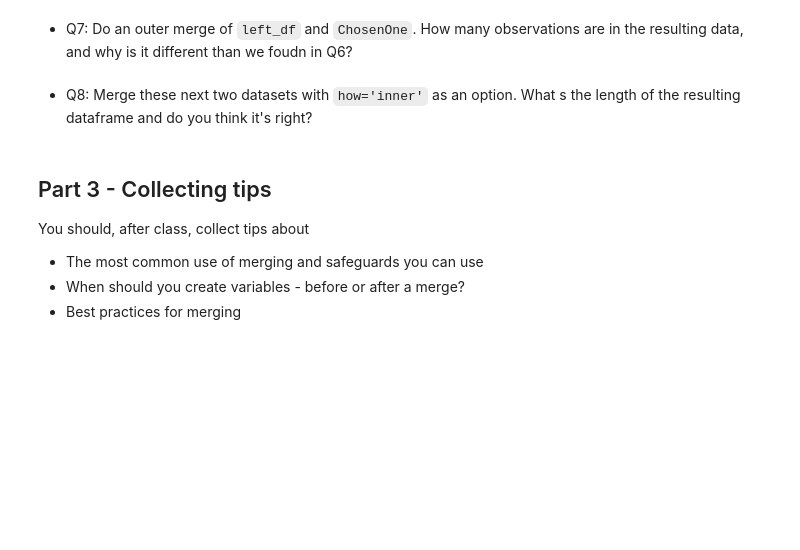
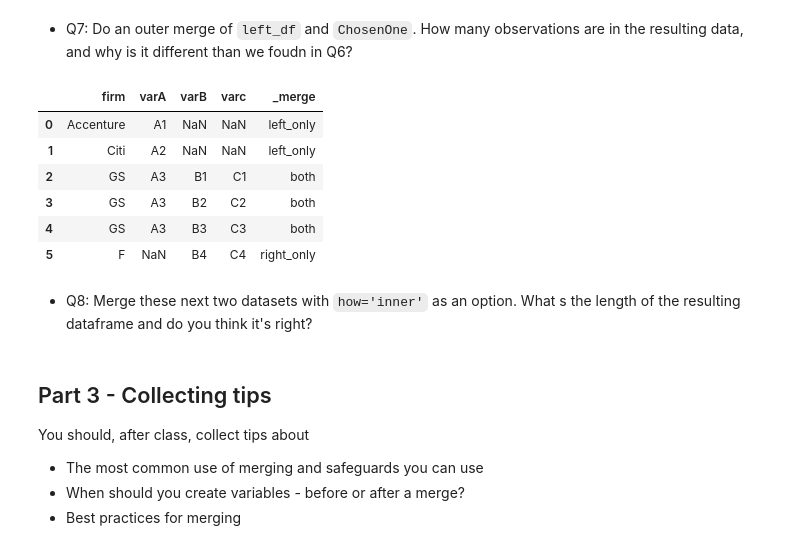
Before and after one commit to donbowen/Class-Notes-1045, a Jupyter notebook: Exercises/Merging exercises.ipynb, the cells around one changed output. Cells and saved outputs as stored; diff of their text form; code cells hidden in the pictures; blank space fills up the shorter version.

```diff
--- a/Exercises/Merging exercises.ipynb
+++ b/Exercises/Merging exercises.ipynb
@@ -254,5 +297,16 @@ Now, let's add two more NBA themed datasets to the party:
 # %% [markdown]
 - Q7: Do an outer merge of `left_df` and `ChosenOne`. How many observations are in the resulting data, and why is it different than we foudn in Q6?
+# %%
+left_df.merge(ChosenOne.rename(columns={'tic':'firm'}),
+              how='outer',on='firm',indicator=True,validate='1:m')
+# %% [output]
+|  | firm | varA | varB | varc | _merge |
+| 0 | Accenture | A1 | NaN | NaN | left_only |
+| 1 | Citi | A2 | NaN | NaN | left_only |
+| 2 | GS | A3 | B1 | C1 | both |
+| 3 | GS | A3 | B2 | C2 | both |
+| 4 | GS | A3 | B3 | C3 | both |
+| 5 | F | NaN | B4 | C4 | right_only |
 # %% [markdown]
 - Q8: Merge these next two datasets with `how='inner'` as an option. What s the length of the resulting dataframe and do you think it's right?
 # %%
```
Also changed, not shown: parts of 6 cells of this notebook, 3 other files.
